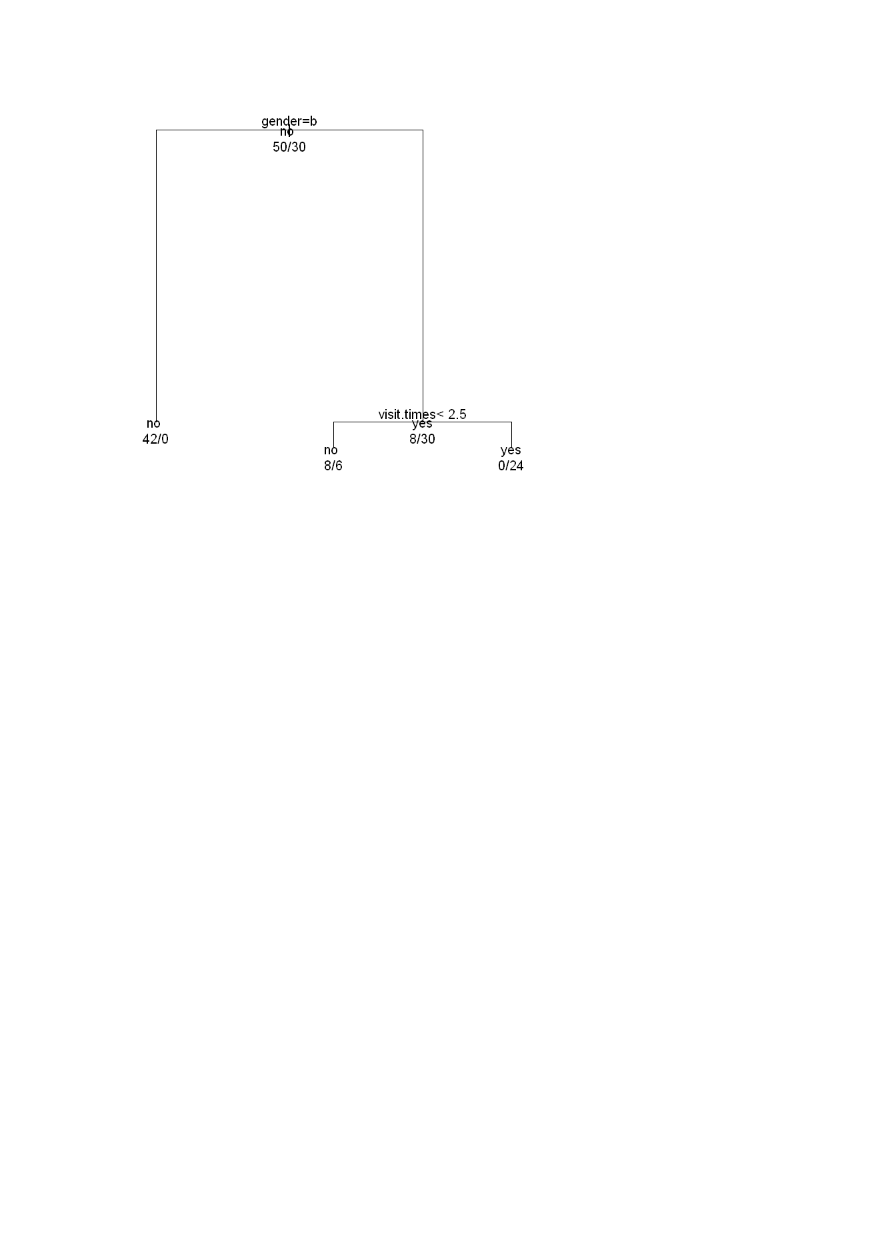
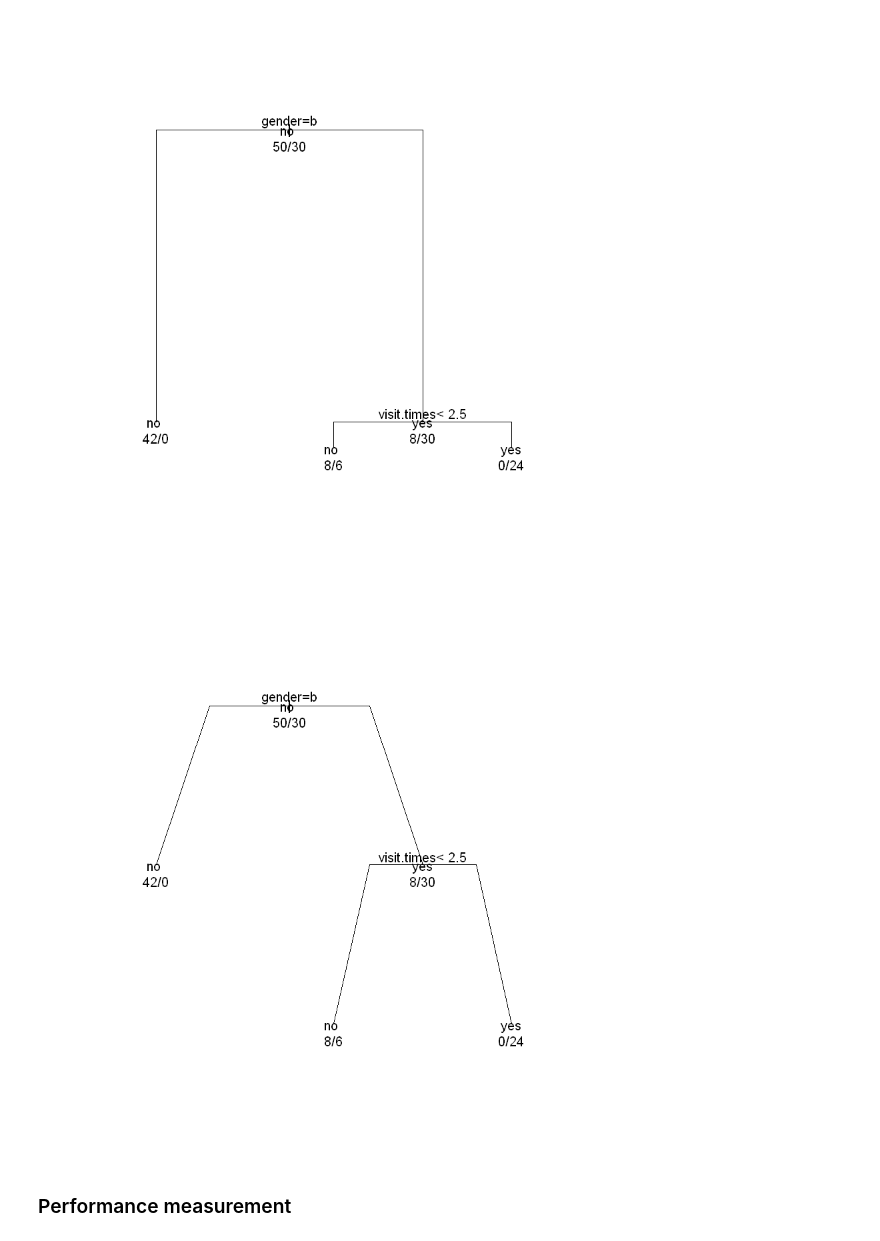
Before and after one commit to MohamedBaligh/r-programming, a Jupyter notebook: Supervised Machine Learning.ipynb, the cells around one changed output. Drawn from its saved outputs; the diff is of its cells as text; code cells hidden in the pictures; blank space fills up the shorter version.

```diff
--- a/Supervised Machine Learning.ipynb
+++ b/Supervised Machine Learning.ipynb
@@ -166,3 +168,10 @@ plot(fit, margin= 0.1)
 text(fit, all=TRUE, use.n = TRUE)
 # %% [output]
 [figure]
+# %%
+plot(fit, uniform = TRUE, branch = 0.6, margin=0.1)
+text(fit, all=TRUE, use.n = TRUE)
+# %% [output]
+[figure, added]
+# %% [markdown]
+### Performance measurement
```
Also changed, not shown: parts of 16 cells of this notebook, 3 other files.
